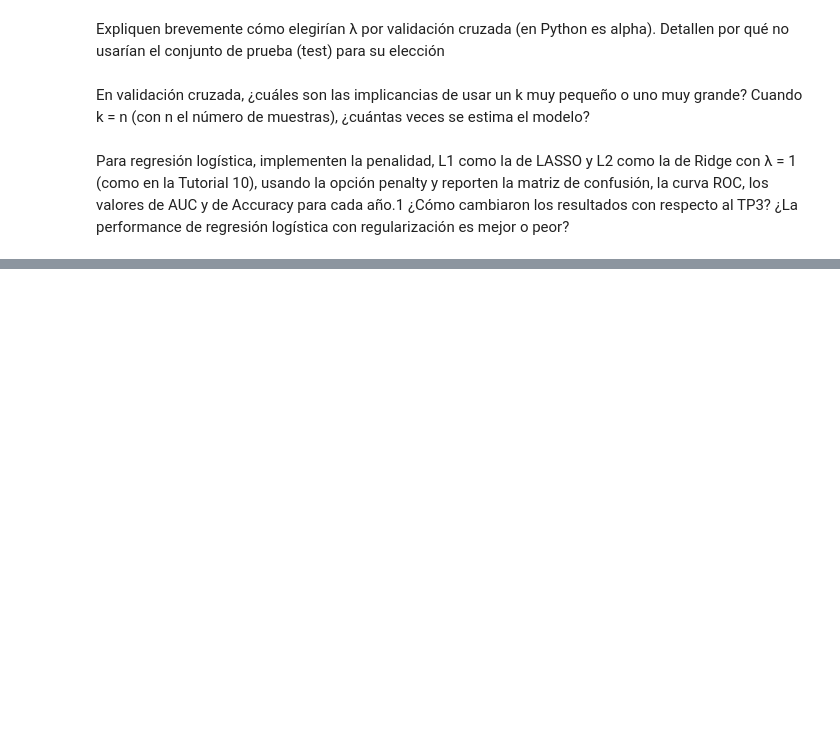
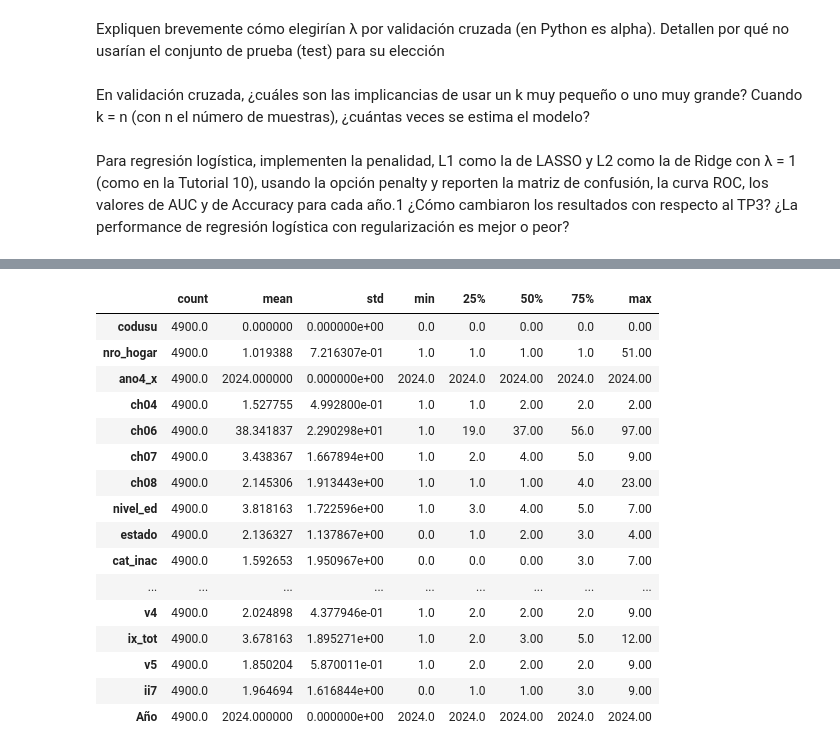
Before and after one commit to roluque/CC408-T2-3, a Jupyter notebook: TP4/TP 4.ipynb, the cells around one changed output, grey strips where cells are left out. Cells and saved outputs as stored; diff of their text form; code cells hidden in the pictures; blank space fills up the shorter version.

```diff
--- a/TP4/TP 4.ipynb
+++ b/TP4/TP 4.ipynb
@@ -477,0 +512,25 @@ con regularización es mejor o peor?
+# %%
+#voy a transformar la columna "codusu" en 0 porque es string y cuando corro la standarización me da error
+X_train_2024['codusu'] = 0
+X_test_2024['codusu'] = 0
+# %%
+# Estadisticas antes de estandarizar
+X_train_2024.describe().T
+# %% [output]
+|  | count | mean | std | min | 25% | 50% | 75% | max |
+| codusu | 4900.0 | 0.000000 | 0.000000e+00 | 0.0 | 0.0 | 0.00 | 0.0 | 0.00 |
+| nro_hogar | 4900.0 | 1.019388 | 7.216307e-01 | 1.0 | 1.0 | 1.00 | 1.0 | 51.00 |
+| ano4_x | 4900.0 | 2024.000000 | 0.000000e+00 | 2024.0 | 2024.0 | 2024.00 | 2024.0 | 2024.00 |
+| ch04 | 4900.0 | 1.527755 | 4.992800e-01 | 1.0 | 1.0 | 2.00 | 2.0 | 2.00 |
+| ch06 | 4900.0 | 38.341837 | 2.290298e+01 | 1.0 | 19.0 | 37.00 | 56.0 | 97.00 |
+| ch07 | 4900.0 | 3.438367 | 1.667894e+00 | 1.0 | 2.0 | 4.00 | 5.0 | 9.00 |
+| ch08 | 4900.0 | 2.145306 | 1.913443e+00 | 1.0 | 1.0 | 1.00 | 4.0 | 23.00 |
+| nivel_ed | 4900.0 | 3.818163 | 1.722596e+00 | 1.0 | 3.0 | 4.00 | 5.0 | 7.00 |
+| estado | 4900.0 | 2.136327 | 1.137867e+00 | 0.0 | 1.0 | 2.00 | 3.0 | 4.00 |
+| cat_inac | 4900.0 | 1.592653 | 1.950967e+00 | 0.0 | 0.0 | 0.00 | 3.0 | 7.00 |
+| ... | ... | ... | ... | ... | ... | ... | ... | ... |
+| v4 | 4900.0 | 2.024898 | 4.377946e-01 | 1.0 | 2.0 | 2.00 | 2.0 | 9.00 |
+| ix_tot | 4900.0 | 3.678163 | 1.895271e+00 | 1.0 | 2.0 | 3.00 | 5.0 | 12.00 |
+| v5 | 4900.0 | 1.850204 | 5.870011e-01 | 1.0 | 2.0 | 2.00 | 2.0 | 9.00 |
+| ii7 | 4900.0 | 1.964694 | 1.616844e+00 | 0.0 | 1.0 | 1.00 | 3.0 | 9.00 |
+| Año | 4900.0 | 2024.000000 | 0.000000e+00 | 2024.0 | 2024.0 | 2024.00 | 2024.0 | 2024.00 |
```
Also changed, not shown: parts of 8 cells of this notebook.
